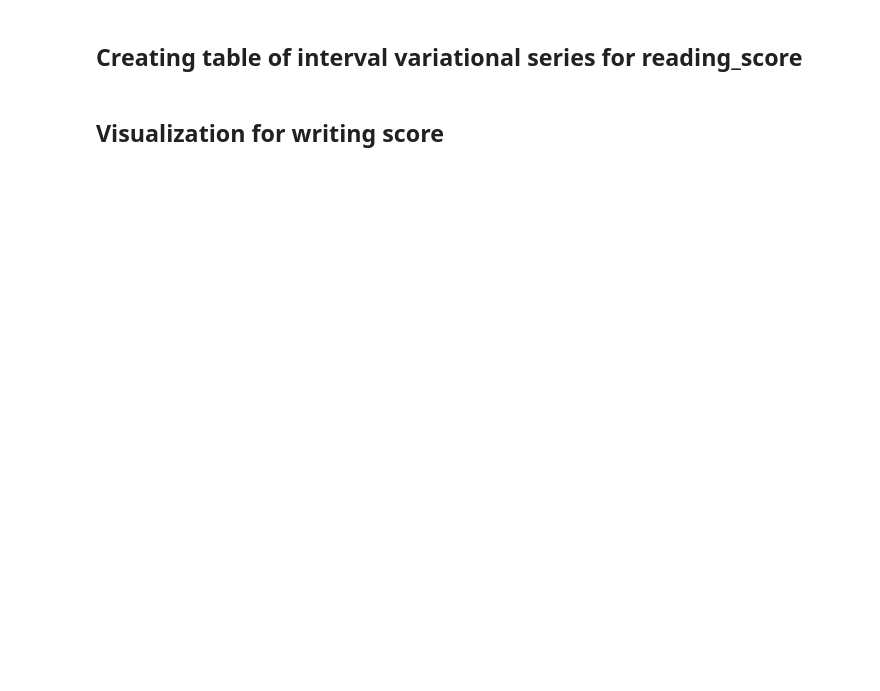
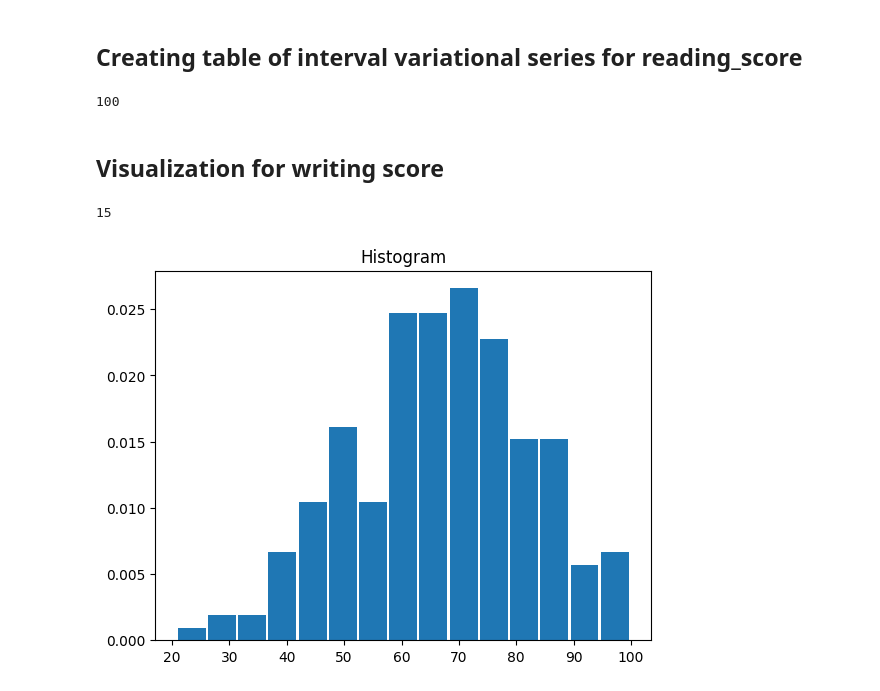
Before and after one commit to KVitaliiy/mathematical_statistic, a Jupyter notebook: lab1-data_preprocessing/lab1.ipynb, the cells around one changed output. Drawn from its saved outputs; the diff is of its cells as text; code cells hidden in the pictures; blank space fills up the shorter version.

```diff
--- a/lab1-data_preprocessing/lab1.ipynb
+++ b/lab1-data_preprocessing/lab1.ipynb
@@ -65,5 +66,5 @@ writing_min = writing_score.min()
 writing_max = writing_score.max()
 writing_elements_count = writing_score.count()
 writing_range = writing_max - writing_min
-intervals_count = 12
-len_interval = writing_range / intervals_count
+writing_intervals_count = 15
+writing_len_interval = writing_range / writing_intervals_count
@@ -72,3 +71,5 @@ len_interval = writing_range / intervals_count
 # %%
-a = [writing_min + i*len_interval for i in range(intervals_count + 1)]
-a[0] -= 0.0001 # need to substruct a small number to include first value
+writing_a = [writing_min + i*writing_len_interval for i in range(writing_intervals_count + 1)]
+#a = pd.interval_range(writing_min, writing_max, len_interval)
+#a[0] -= 0.0001 # need to substruct a small number to include first value
+writing_a
@@ -91,6 +93,8 @@ a
 # %%
-indicates = writing_score.groupby(pd.cut(writing_score, a)).count()
-frequency = indicates / writing_elements_count
-frequency
+writing_indicates = writing_score.groupby(pd.cut(writing_score, writing_a, include_lowest=True)).count()
+writing_indicates.name = 'indicates'
+writing_frequency = writing_indicates / writing_elements_count
+writing_frequency.name = 'frequency'
+writing_frequency
 # %% [output]
 writing score
@@ -110,5 +117,6 @@ Name: writing score, dtype: float64
 # %%
-hist = frequency / len_interval
-hist
+writing_hist = writing_frequency / writing_len_interval
+writing_hist.name = "hist"
+writing_hist
 # %% [output]
 writing score
@@ -202,6 +225,9 @@ reading_min = reading_score.min()
 reading_max = reading_score.max()
 reading_elements_count = reading_score.count()
 reading_range = reading_max - reading_min
-intervals_count = 12
-len_interval = reading_range / intervals_count
+reading_intervals_count = 10
+reading_len_interval = reading_range / reading_intervals_count
+reading_score.max()
+# %% [output]
+100
 # %%
@@ -223,2 +254,10 @@ expect_square_writing_score = (points * frequency) * points
 # %% [markdown]
 ## Visualization for writing score
+# %%
+fig, ax = plt.subplots()
+ax.bar(writing_a[:writing_intervals_count], writing_hist.values, width=writing_len_interval-0.4, align='edge')
+ax.set_title('Histogram')
+len(writing_a[:writing_intervals_count])
+# %% [output]
+15
+[figure, added]
```
Also changed, not shown: parts of 63 cells of this notebook.
